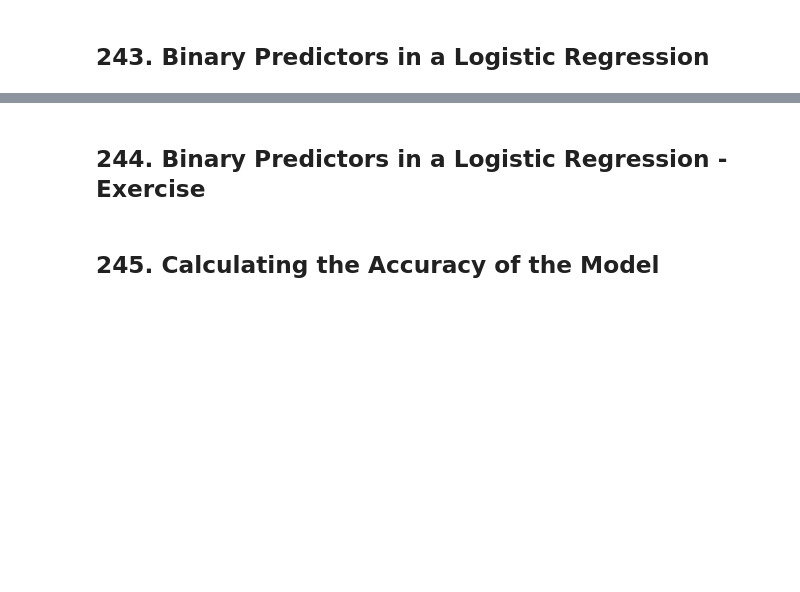
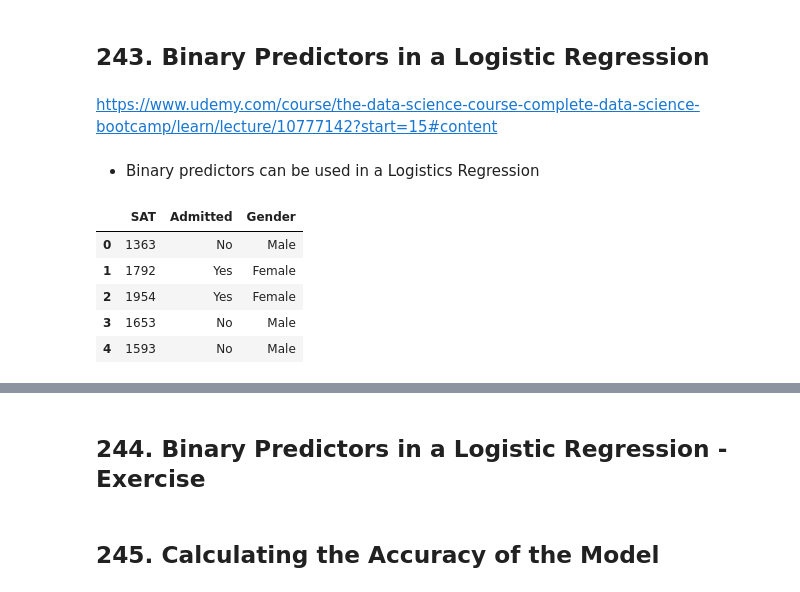
Before and after one commit to Mrchmdani/Mrchmdani, a Jupyter notebook: MyLearning/Udemy/The Data Science Course 2022 - Complete Data Science Bootcamp/Udemy - Complete Data Science Bootcamp - Part5b - Advanced Statistical Methods in Pthon - Logistics Regression.ipynb, the cells around one changed output, grey strips where cells are left out. Drawn from its saved outputs; the diff is of its cells as text; code cells hidden in the pictures; blank space fills up the shorter version.

```diff
--- a/MyLearning/Udemy/The Data Science Course 2022 - Complete Data Science Bootcamp/Udemy - Complete Data Science Bootcamp - Part5b - Advanced Statistical Methods in Pthon - Logistics Regression.ipynb
+++ b/MyLearning/Udemy/The Data Science Course 2022 - Complete Data Science Bootcamp/Udemy - Complete Data Science Bootcamp - Part5b - Advanced Statistical Methods in Pthon - Logistics Regression.ipynb
@@ -360,3 +360,7 @@ https://www.udemy.com/course/the-data-science-course-complete-data-science-bootc
     * For a unit change in a variable, the change in the odds equals the exponential of the coefficient.
 # %% [markdown]
 ## 243. Binary Predictors in a Logistic Regression
+# %% [markdown]
+https://www.udemy.com/course/the-data-science-course-complete-data-science-bootcamp/learn/lecture/10777142?start=15#content
+# %% [markdown]
+* Binary predictors can be used in a Logistics Regression
@@ -362,0 +380,10 @@ https://www.udemy.com/course/the-data-science-course-complete-data-science-bootc
+# %%
+raw_data = pd.read_csv('csv/2.02. Binary predictors.csv')
+raw_data.head()
+# %% [output]
+|  | SAT | Admitted | Gender |
+| 0 | 1363 | No | Male |
+| 1 | 1792 | Yes | Female |
+| 2 | 1954 | Yes | Female |
+| 3 | 1653 | No | Male |
+| 4 | 1593 | No | Male |
```
Also changed, not shown: parts of 8 cells of this notebook, 3 other files.
